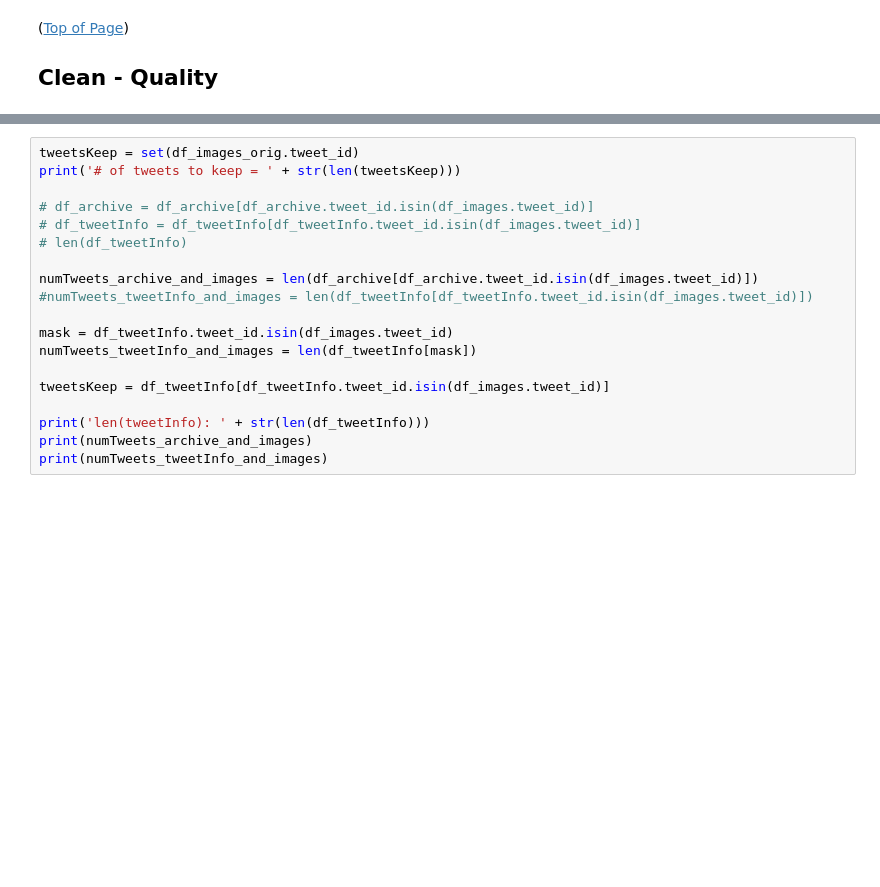
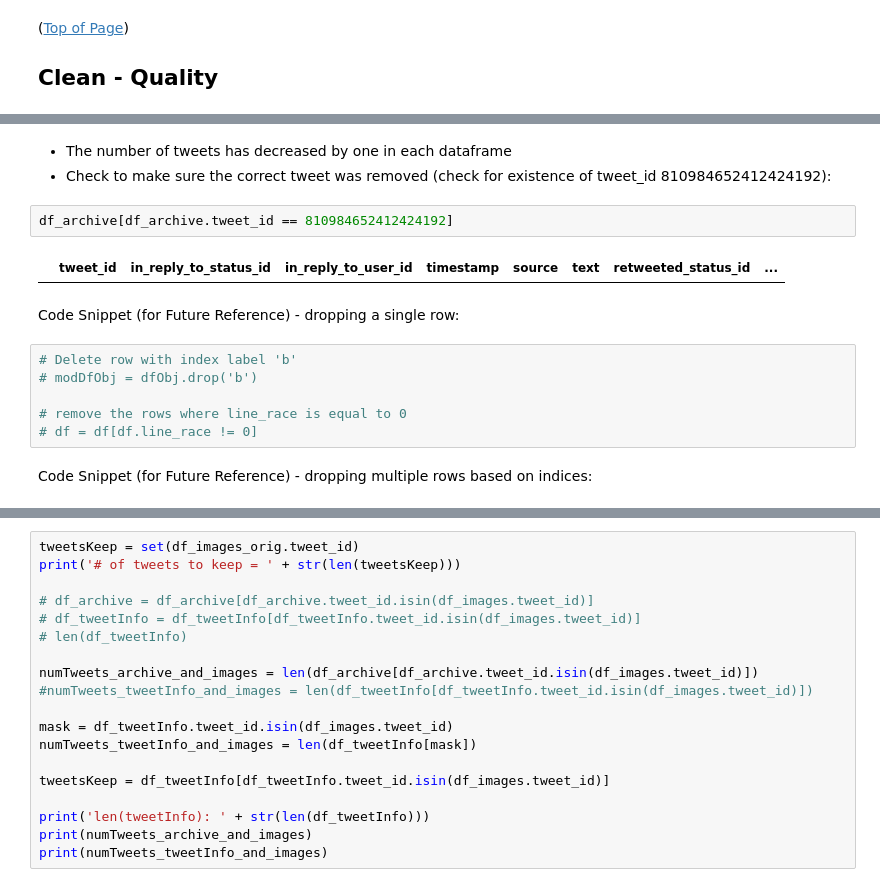
Before and after one commit to ldemastersmith/GoodDoggo, a Jupyter notebook: wrangle_act.ipynb, the cells around one changed output, grey strips where cells are left out. Saved outputs shown, nothing was run; the diff lists cells and outputs as text; blank space fills up the shorter version.

```diff
--- a/wrangle_act.ipynb
+++ b/wrangle_act.ipynb
@@ -776,0 +902,17 @@ df_tweetInfo_orig = df_tweetInfo.copy(deep=True)
+# %% [markdown]
+* The number of tweets has decreased by one in each dataframe
+* Check to make sure the correct tweet was removed (check for existence of tweet_id 810984652412424192):
+# %%
+df_archive[df_archive.tweet_id == 810984652412424192]
+# %% [output]
+|  | tweet_id | in_reply_to_status_id | in_reply_to_user_id | timestamp | source | text | retweeted_status_id | ... |
+# %% [markdown]
+Code Snippet (for Future Reference) - dropping a single row:
+# %%
+# Delete row with index label 'b'
+# modDfObj = dfObj.drop('b')
+
+# remove the rows where line_race is equal to 0
+# df = df[df.line_race != 0]
+# %% [markdown]
+Code Snippet (for Future Reference) - dropping multiple rows based on indices:
```
Also changed, not shown: parts of 26 cells of this notebook.
